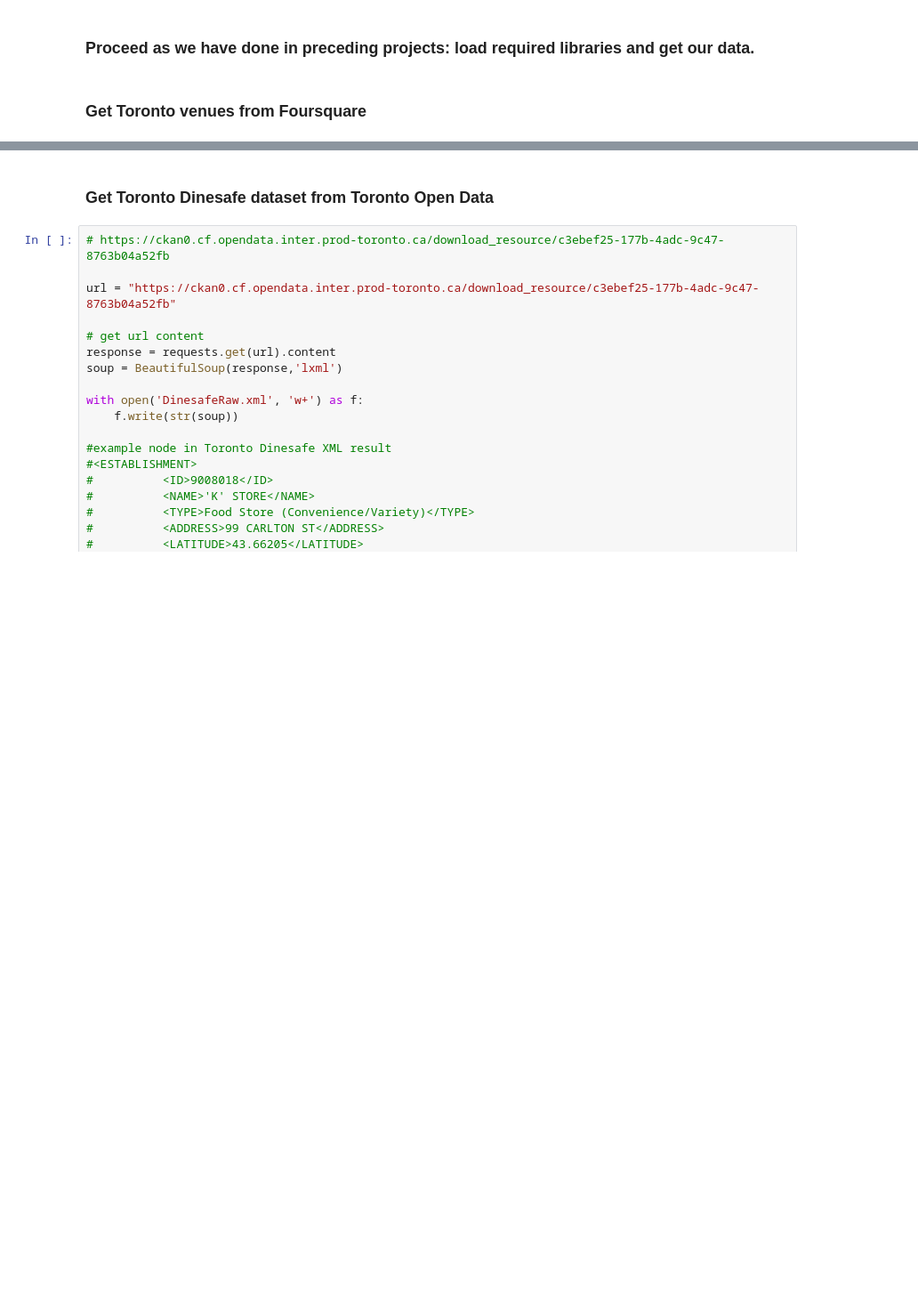
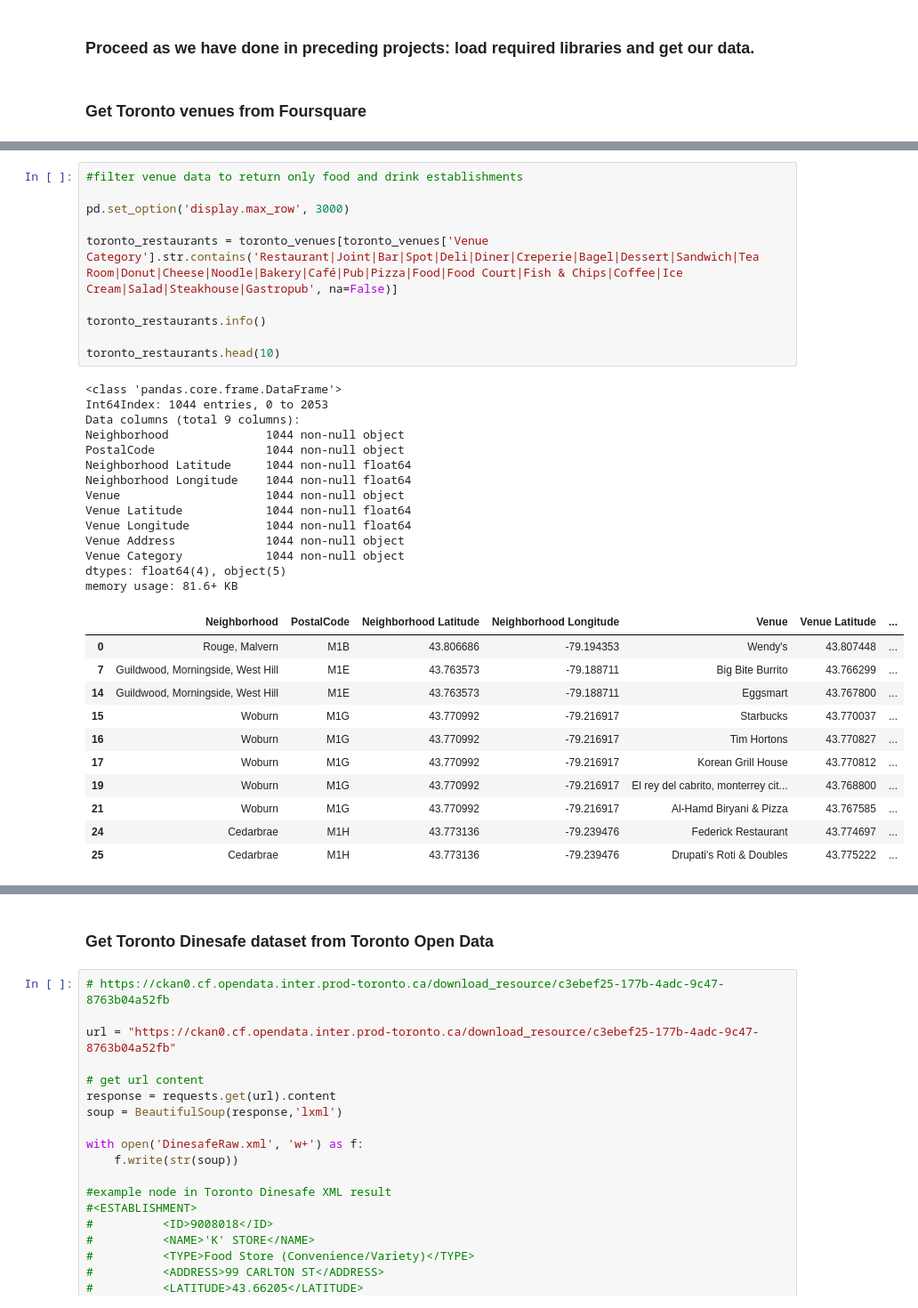
Before and after one commit to filtertron/IBM_DataScience_Capstone, a Jupyter notebook: SaferDiningInToronto.ipynb, the cells around one changed output, grey strips where cells are left out. Shown at 89% size. Cells and saved outputs as stored; diff of their text form; blank space fills up the shorter version.

```diff
--- a/SaferDiningInToronto.ipynb
+++ b/SaferDiningInToronto.ipynb
@@ -325,0 +392,36 @@ toronto_venues.head(12)
+# %%
+#filter venue data to return only food and drink establishments
+
+pd.set_option('display.max_row', 3000)
+
+toronto_restaurants = toronto_venues[toronto_venues['Venue Category'].str.contains('Restaurant|Joint|Bar|Spot|Deli|Diner|Creperie|Bagel|Dessert|Sandwich|Tea Room|Donut|Cheese|Noodle|Bakery|Café|Pub|Pizza|Food|Food Court|Fish & Chips|Coffee|Ice Cream|Salad|Steakhouse|Gastropub', na=False)]
+
+toronto_restaurants.info()
+
+toronto_restaurants.head(10)
+# %% [output]
+<class 'pandas.core.frame.DataFrame'>
+Int64Index: 1044 entries, 0 to 2053
+Data columns (total 9 columns):
+Neighborhood              1044 non-null object
+PostalCode                1044 non-null object
+Neighborhood Latitude     1044 non-null float64
+Neighborhood Longitude    1044 non-null float64
+Venue                     1044 non-null object
+Venue Latitude            1044 non-null float64
+Venue Longitude           1044 non-null float64
+Venue Address             1044 non-null object
+Venue Category            1044 non-null object
+dtypes: float64(4), object(5)
+memory usage: 81.6+ KB
+|  | Neighborhood | PostalCode | Neighborhood Latitude | Neighborhood Longitude | Venue | Venue Latitude | ... |
+| 0 | Rouge, Malvern | M1B | 43.806686 | -79.194353 | Wendy's | 43.807448 | ... |
+| 7 | Guildwood, Morningside, West Hill | M1E | 43.763573 | -79.188711 | Big Bite Burrito | 43.766299 | ... |
+| 14 | Guildwood, Morningside, West Hill | M1E | 43.763573 | -79.188711 | Eggsmart | 43.767800 | ... |
+| 15 | Woburn | M1G | 43.770992 | -79.216917 | Starbucks | 43.770037 | ... |
+| 16 | Woburn | M1G | 43.770992 | -79.216917 | Tim Hortons | 43.770827 | ... |
+| 17 | Woburn | M1G | 43.770992 | -79.216917 | Korean Grill House | 43.770812 | ... |
+| 19 | Woburn | M1G | 43.770992 | -79.216917 | El rey del cabrito, monterrey cit... | 43.768800 | ... |
+| 21 | Woburn | M1G | 43.770992 | -79.216917 | Al-Hamd Biryani & Pizza | 43.767585 | ... |
+| 24 | Cedarbrae | M1H | 43.773136 | -79.239476 | Federick Restaurant | 43.774697 | ... |
+| 25 | Cedarbrae | M1H | 43.773136 | -79.239476 | Drupati's Roti & Doubles | 43.775222 | ... |
```
Also changed, not shown: parts of 27 cells of this notebook.
